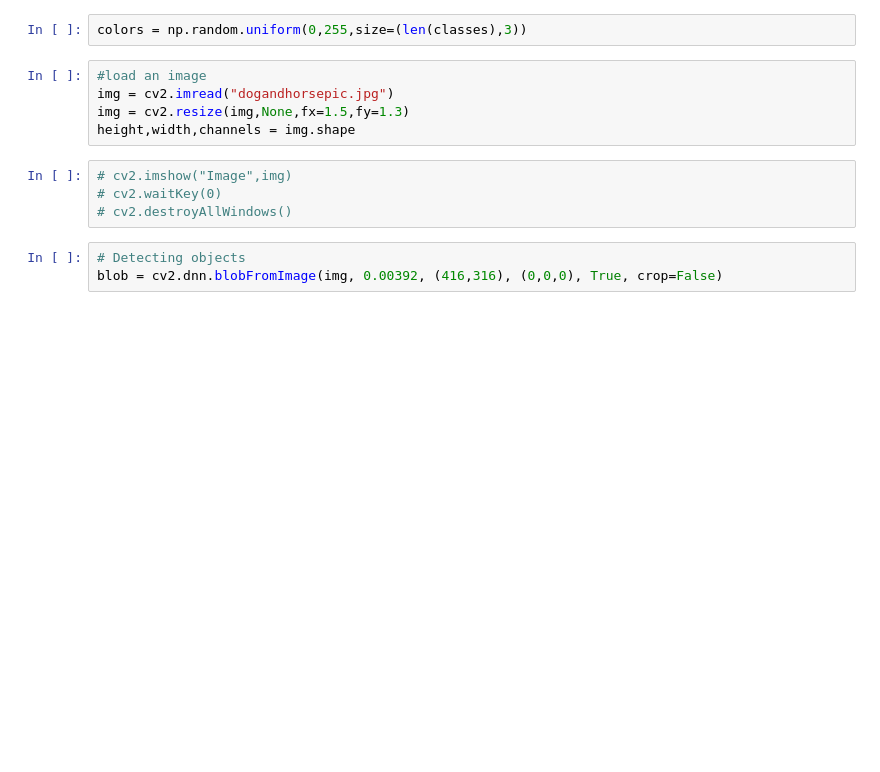
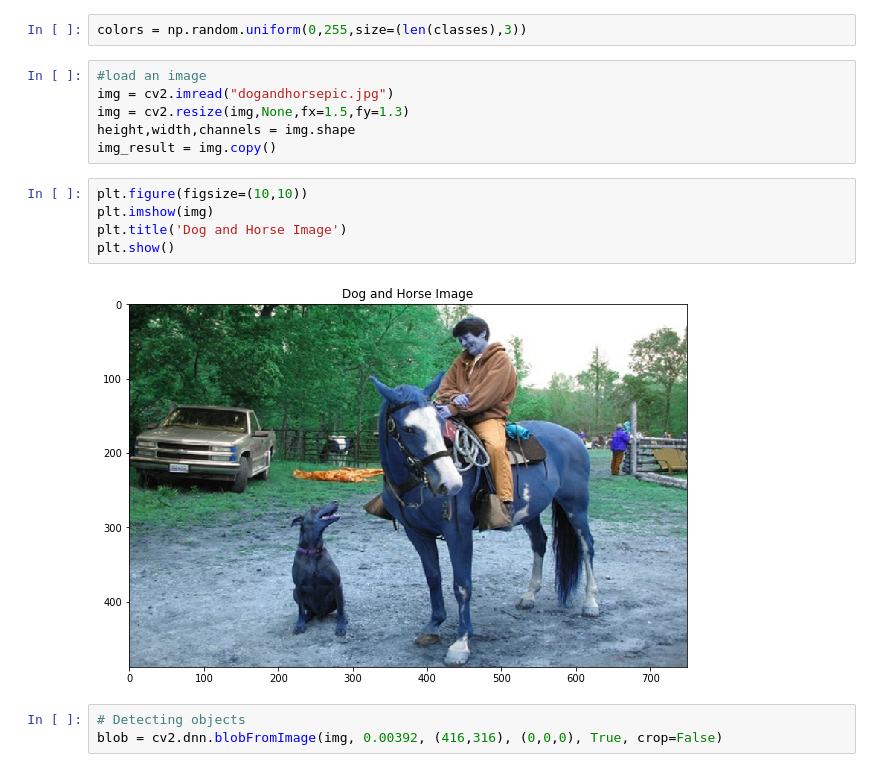
Before and after one commit to QMIND-Team/dair-Perception, a Jupyter notebook: Model Testing/Object Detection with YOLOv3.ipynb, the cells around one changed output. Drawn from its saved outputs; the diff is of its cells as text; blank space fills up the shorter version.

Commit message:
Update plots

```diff
--- a/Model Testing/Object Detection with YOLOv3.ipynb
+++ b/Model Testing/Object Detection with YOLOv3.ipynb
@@ -33,10 +34,14 @@ colors = np.random.uniform(0,255,size=(len(classes),3))
 img = cv2.imread("dogandhorsepic.jpg")
 img = cv2.resize(img,None,fx=1.5,fy=1.3)
 height,width,channels = img.shape
+img_result = img.copy()
-# %%
-# cv2.imshow("Image",img)
-# cv2.waitKey(0)
-# cv2.destroyAllWindows()
+# %%
+plt.figure(figsize=(10,10))
+plt.imshow(img)
+plt.title('Dog and Horse Image')
+plt.show()
+# %% [output]
+[figure, added]
 # %%
 # Detecting objects
 blob = cv2.dnn.blobFromImage(img, 0.00392, (416,316), (0,0,0), True, crop=False)
```
Also changed, not shown: parts of 4 cells of this notebook.
